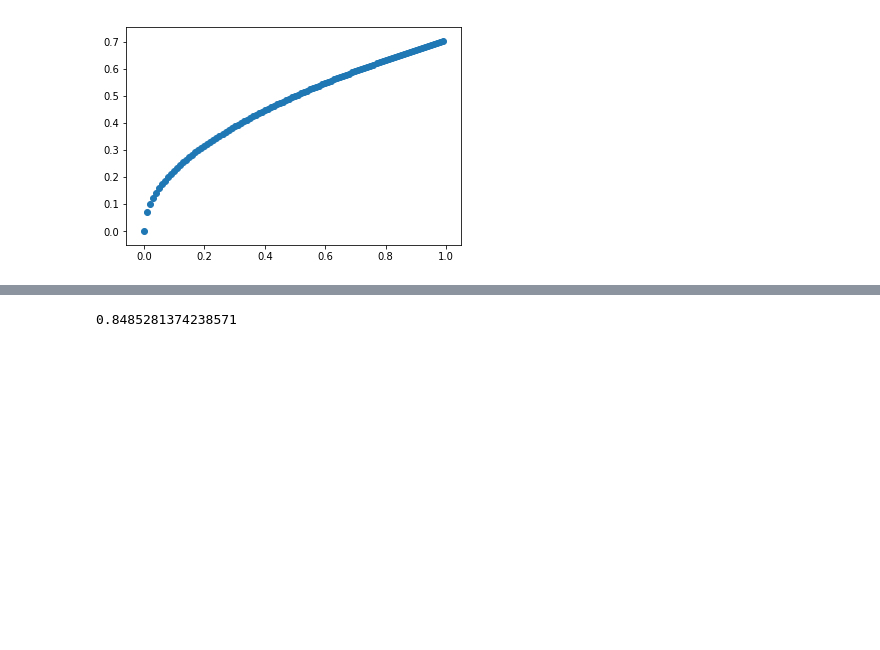
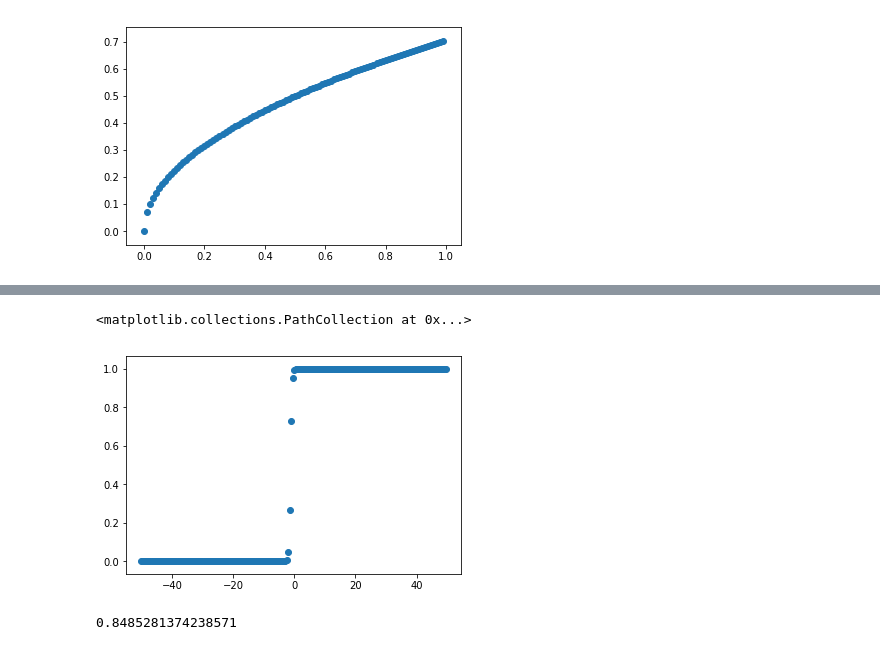
Before and after one commit to mvervuurt/datakitchen, a Jupyter notebook: Math/Scale and Normalize.ipynb, the cells around one changed output, grey strips where cells are left out. Saved outputs shown, nothing was run; the diff lists cells and outputs as text; code cells hidden in the pictures; blank space fills up the shorter version.

```diff
--- a/Math/Scale and Normalize.ipynb
+++ b/Math/Scale and Normalize.ipynb
@@ -25,6 +62,8 @@ r4 = np.arange(0,0.5,0.005)
 print(len(r4))
 # %% [output]
 100
+# %%
+s1 = np.arange(-50,50,0.5)
 # %%
 plt.scatter(r3,r4)
 # %% [output]
@@ -37,3 +89,11 @@ t = plt.scatter(r3, np.sqrt(r4))
+# %%
+h = 1
+a = 0
+b = 1
+plt.scatter(s1, h*(a + b/(1+np.exp(-(4*s1+5)))))
+# %% [output]
+<matplotlib.collections.PathCollection at 0x...>
+[figure, added]
 # %%
 np.sqrt(0.9*0.8)
 # %% [output]
```
Also changed, not shown: parts of 7 cells of this notebook, 56 other files.
